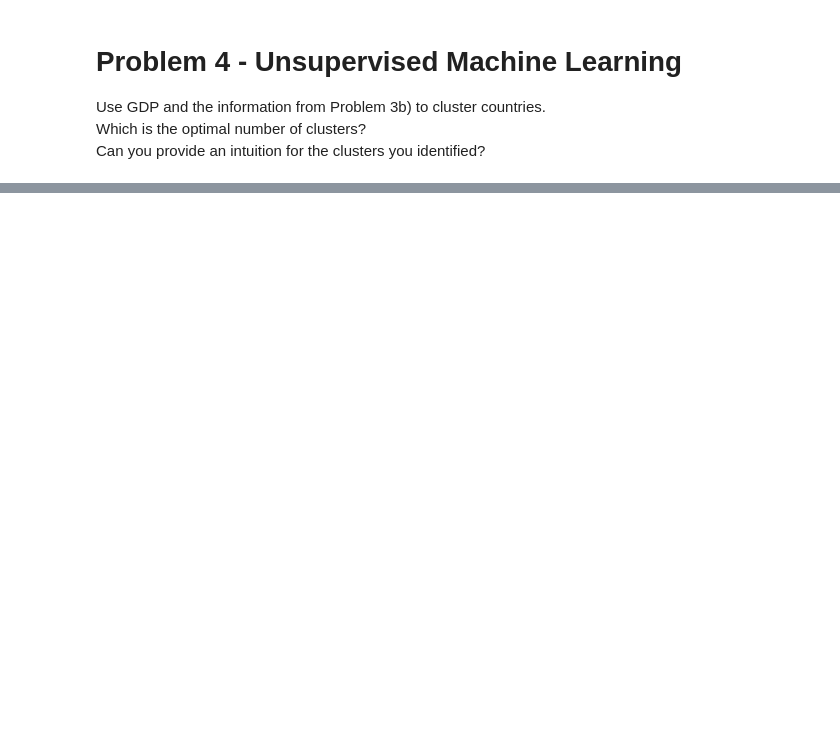
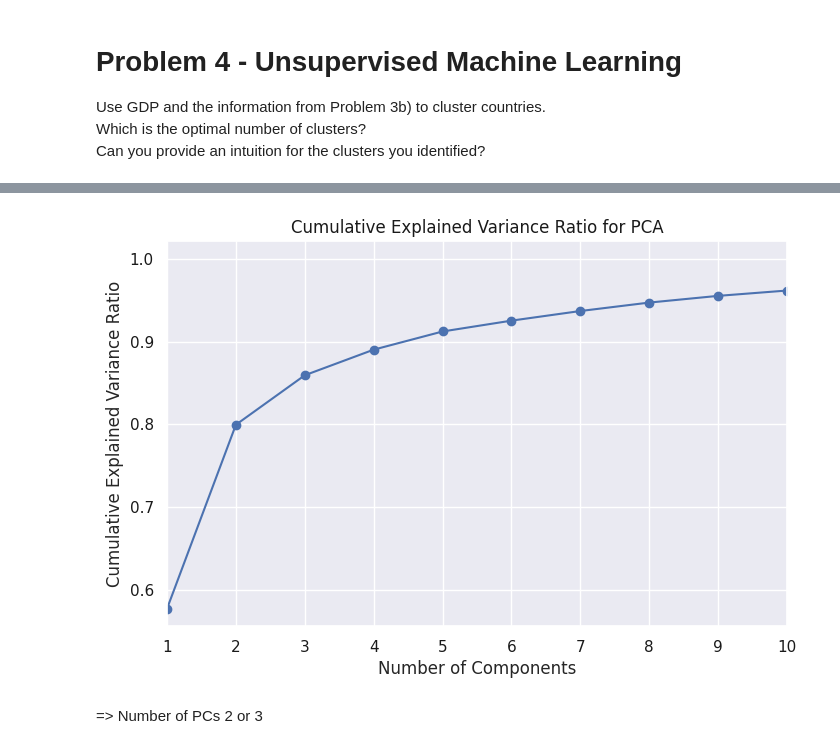
Before and after one commit to miTTimmiTTim/TIDS, a Jupyter notebook: ClassProject.ipynb, the cells around one changed output, grey strips where cells are left out. Saved outputs shown, nothing was run; the diff lists cells and outputs as text; code cells hidden in the pictures; blank space fills up the shorter version.

```diff
--- a/ClassProject.ipynb
+++ b/ClassProject.ipynb
@@ -581,15 +942,16 @@ df_pivoted.head()
 # %%
 %%capture
+from sklearn.cluster import KMeans
 # Standardize the data before PCA and clustering
-#scaler = StandardScaler()
-#df_scaled = pd.DataFrame(scaler.fit_transform(df_pivoted), columns=df_pivoted.columns)
+scaler = StandardScaler()
+df_scaled = pd.DataFrame(scaler.fit_transform(df_pivoted), columns=df_pivoted.columns)
 
 # Determine the optimal number of clusters using the elbow method
 inertia_values = []
 max_clusters = 10
 for k in range(1, max_clusters + 1):
     kmeans = KMeans(n_clusters=k, random_state=42)
-    kmeans.fit(df_pivoted)
+    kmeans.fit(df_scaled)
     inertia_values.append(kmeans.inertia_)
 # %%
 # Plot the elbow graph to choose the optimal number of clusters (e.g., 3 or 4)
@@ -602,5 +970,5 @@ plt.show()
 # %%
 # Choose the optimal number of clusters based on the elbow graph
-n_clusters = 3 # You can change this based on the elbow graph
+n_clusters = 4
 kmeans = KMeans(n_clusters=n_clusters, random_state=42)
 df_pivoted['Cluster'] = kmeans.fit_predict(df_scaled)
@@ -609,18 +1000,22 @@ df_pivoted.head(20)
 # %%
+from sklearn.decomposition import PCA
+
 # Perform PCA
 pca = PCA()
-pca_result = pca.fit_transform(df_pivoted.values)
+pca_result = pca.fit_transform(df_scaled.values)
 df_pivoted["PC1"] = pca_result[:,0]
 df_pivoted["PC2"] = pca_result[:,1]
-df_pivoted["PC3"] = pca_result[:,1]
+df_pivoted["PC3"] = pca_result[:,2]
 
 # Plot the cumulative explained variance ratio
 plt.figure(figsize=(8, 5))
 explained_variance_ratio_cumsum = pca.explained_variance_ratio_.cumsum()
 #plt.plot(range(1, len(explained_variance_ratio_cumsum)+1), explained_variance_ratio_cumsum, marker='o')
 plt.plot(range(1, len(explained_variance_ratio_cumsum)+1), explained_variance_ratio_cumsum, marker='o')
 plt.xlabel('Number of Components')
 plt.ylabel('Cumulative Explained Variance Ratio')
 plt.title('Cumulative Explained Variance Ratio for PCA')
 plt.xlim(1, 10)
 plt.show()
+# %% [output]
+[figure, added]
@@ -628,0 +1022,2 @@ df_pivoted.head(20)
+# %% [markdown]
+=> Number of PCs 2 or 3
```
Also changed, not shown: parts of 60 cells of this notebook.
